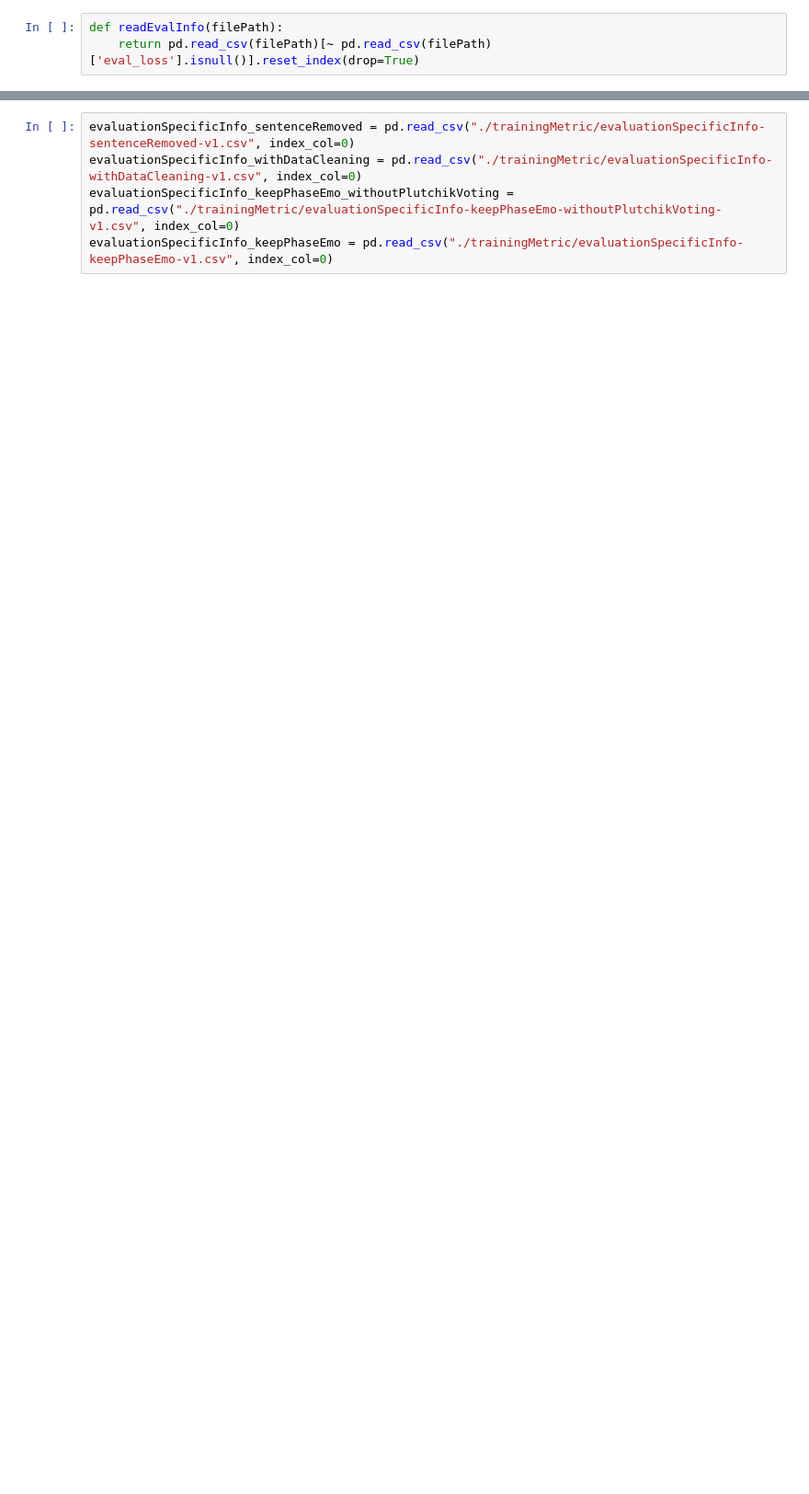
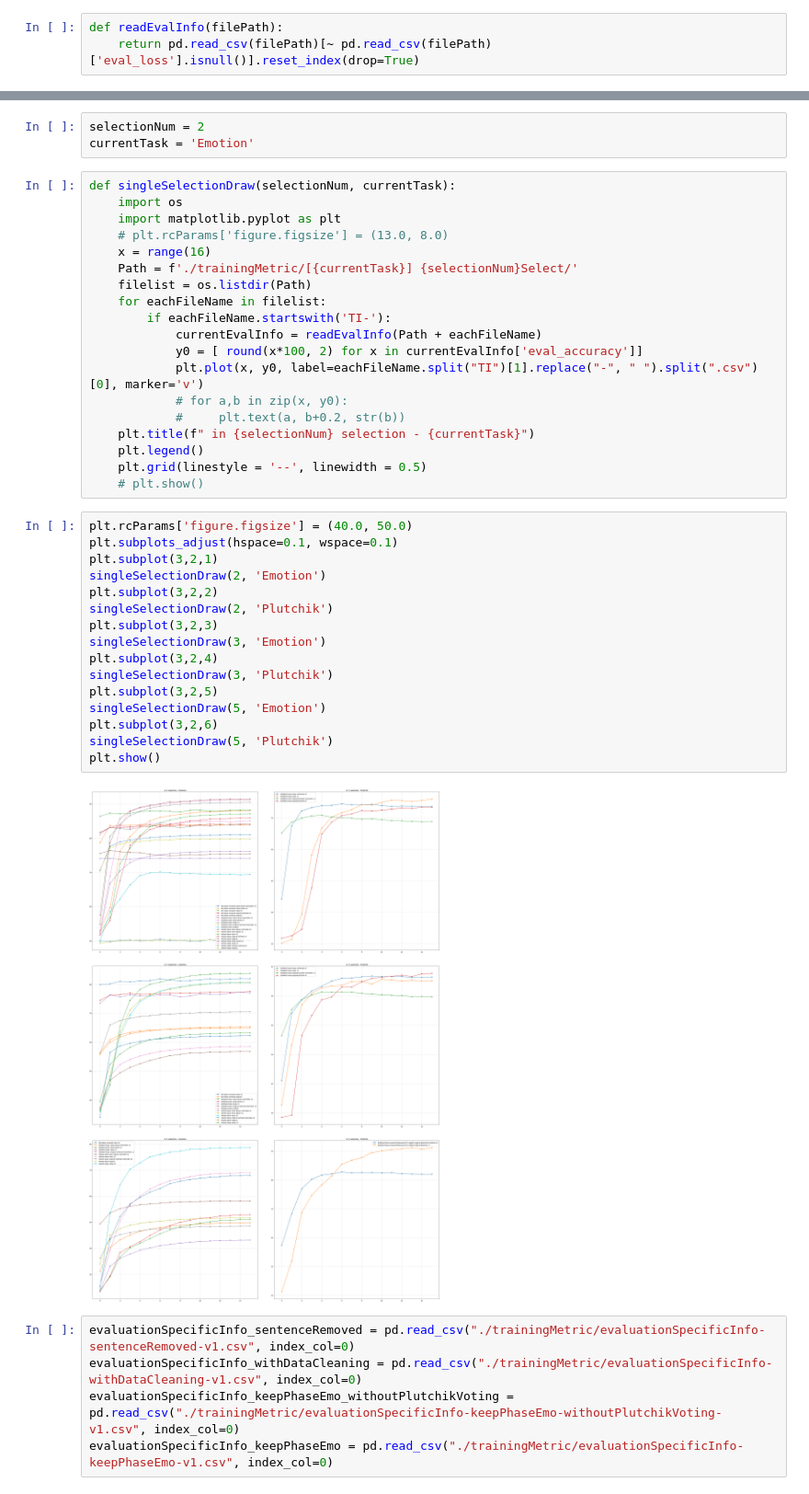
Before and after one commit to Stry233/A-Emotion-Data-Cleaning-Pipeline-for-Enhancing-Data-Reliability, a Jupyter notebook: model/multipleChoice/[Plutchik] resultVisualization.ipynb, the cells around one changed output, grey strips where cells are left out. Shown at 92% size. Drawn from its saved outputs; the diff is of its cells as text; blank space fills up the shorter version.

```diff
--- a/model/multipleChoice/[Plutchik] resultVisualization.ipynb
+++ b/model/multipleChoice/[Plutchik] resultVisualization.ipynb
@@ -45,3 +57,43 @@ plt.show()
+# %%
+selectionNum = 2
+currentTask = 'Emotion'
+# %%
+def singleSelectionDraw(selectionNum, currentTask):
+    import os
+    import matplotlib.pyplot as plt
+    # plt.rcParams['figure.figsize'] = (13.0, 8.0)
+    x = range(16)
+    Path = f'./trainingMetric/[{currentTask}] {selectionNum}Select/'
+    filelist = os.listdir(Path)
+    for eachFileName in filelist:
+        if eachFileName.startswith('TI-'):
+            currentEvalInfo = readEvalInfo(Path + eachFileName)
+            y0 = [ round(x*100, 2) for x in currentEvalInfo['eval_accuracy']]
+            plt.plot(x, y0, label=eachFileName.split("TI")[1].replace("-", " ").split(".csv")[0], marker='v')
+            # for a,b in zip(x, y0):
+            #     plt.text(a, b+0.2, str(b))
+    plt.title(f" in {selectionNum} selection - {currentTask}")
+    plt.legend()
+    plt.grid(linestyle = '--', linewidth = 0.5)
+    # plt.show()
+# %%
+plt.rcParams['figure.figsize'] = (40.0, 50.0)
+plt.subplots_adjust(hspace=0.1, wspace=0.1)
+plt.subplot(3,2,1)
+singleSelectionDraw(2, 'Emotion')
+plt.subplot(3,2,2)
+singleSelectionDraw(2, 'Plutchik')
+plt.subplot(3,2,3)
+singleSelectionDraw(3, 'Emotion')
+plt.subplot(3,2,4)
+singleSelectionDraw(3, 'Plutchik')
+plt.subplot(3,2,5)
+singleSelectionDraw(5, 'Emotion')
+plt.subplot(3,2,6)
+singleSelectionDraw(5, 'Plutchik')
+plt.show()
+# %% [output]
+[figure, added]
 # %%
 evaluationSpecificInfo_sentenceRemoved = pd.read_csv("./trainingMetric/evaluationSpecificInfo-sentenceRemoved-v1.csv", index_col=0)
 evaluationSpecificInfo_withDataCleaning = pd.read_csv("./trainingMetric/evaluationSpecificInfo-withDataCleaning-v1.csv", index_col=0)
```
Also changed, not shown: parts of 5 cells of this notebook, 45 other files.
